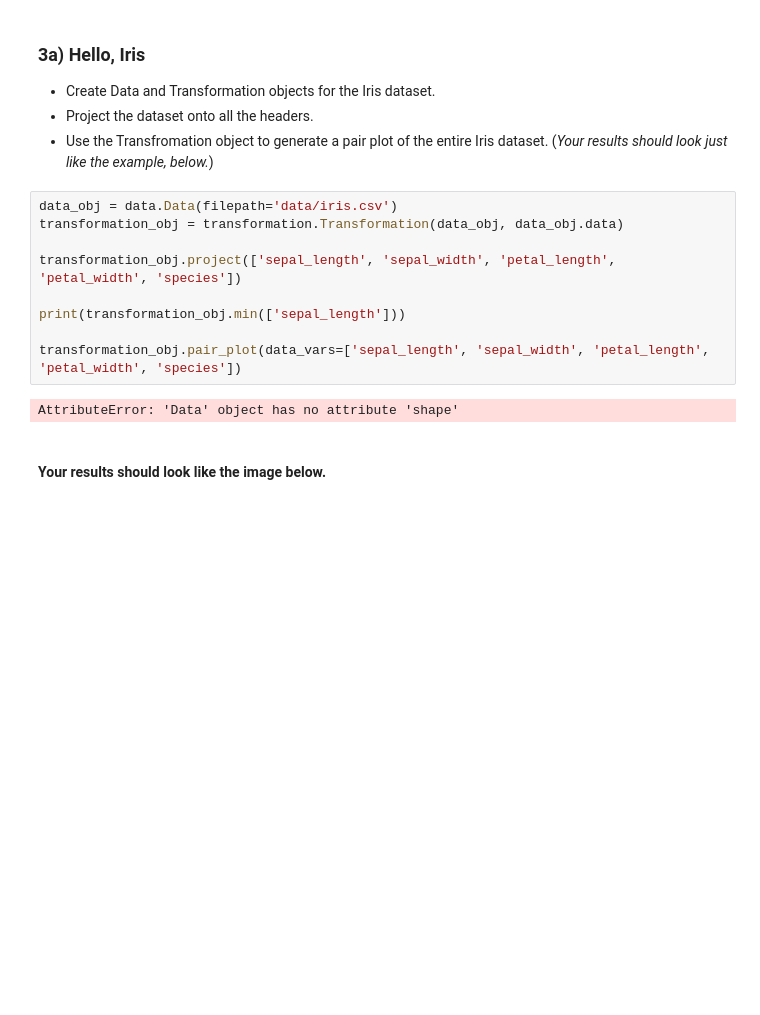
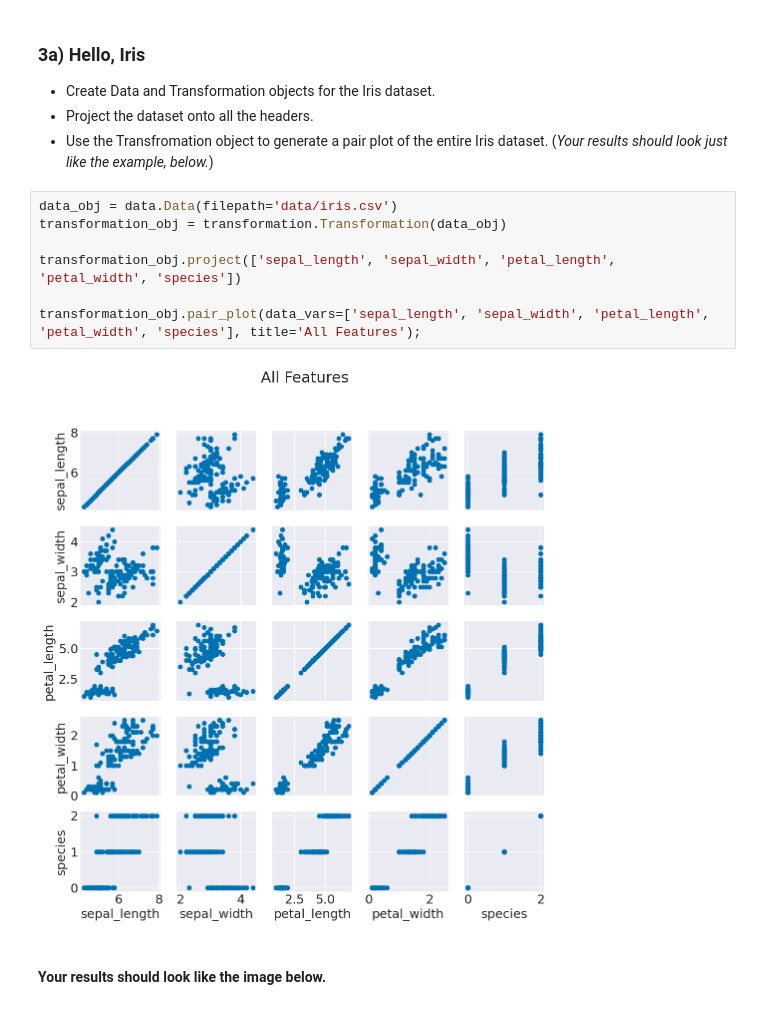
Before and after one commit to thecodingaviator/cs251, a Jupyter notebook: project2/transformations.ipynb, the cells around one changed output. Drawn from its saved outputs; the diff is of its cells as text; blank space fills up the shorter version.

```diff
--- a/project2/transformations.ipynb
+++ b/project2/transformations.ipynb
@@ -180,15 +180,13 @@ The objective of this task is to determine the set of matrix transformations to
 - Use the Transfromation object to generate a pair plot of the entire Iris dataset. (*Your results should look just like the example, below.*)
 # %%
 data_obj = data.Data(filepath='data/iris.csv')
-transformation_obj = transformation.Transformation(data_obj, data_obj.data)
+transformation_obj = transformation.Transformation(data_obj)
 
 transformation_obj.project(['sepal_length', 'sepal_width', 'petal_length', 'petal_width', 'species'])
 
-print(transformation_obj.min(['sepal_length']))
-
-transformation_obj.pair_plot(data_vars=['sepal_length', 'sepal_width', 'petal_length', 'petal_width', 'species'])
+transformation_obj.pair_plot(data_vars=['sepal_length', 'sepal_width', 'petal_length', 'petal_width', 'species'], title='All Features');
 # %% [output]
-AttributeError: 'Data' object has no attribute 'shape'
+[figure, added]
 # %% [markdown]
 #### Your results should look like the image below.
 
```
Also changed, not shown: parts of 16 cells of this notebook, 8 other files.
